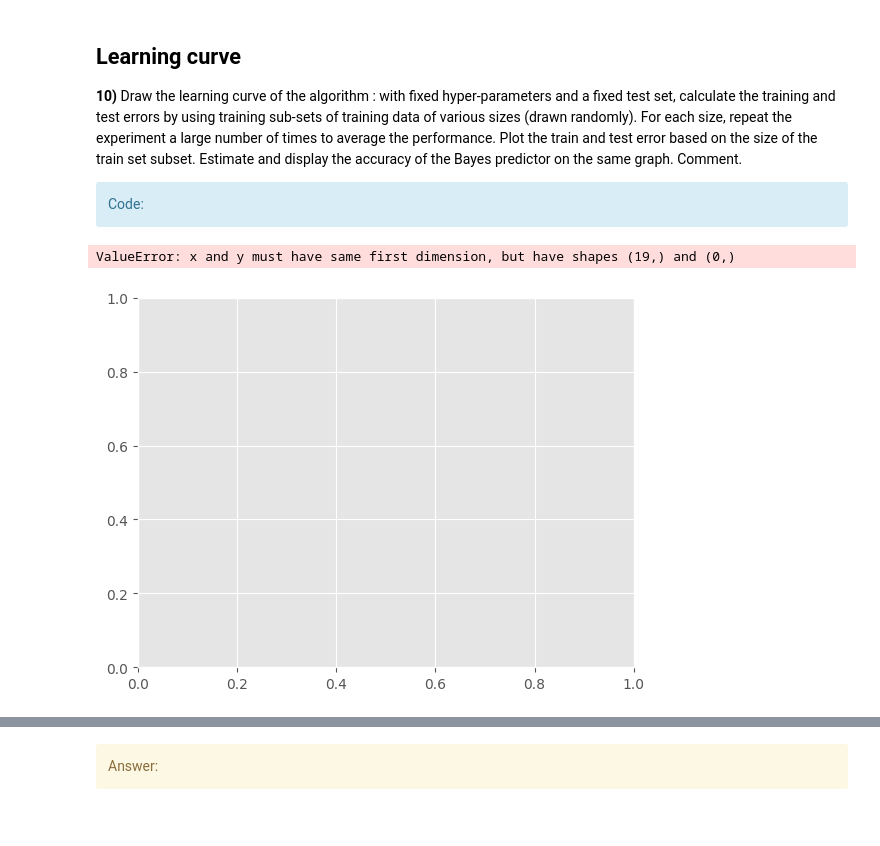
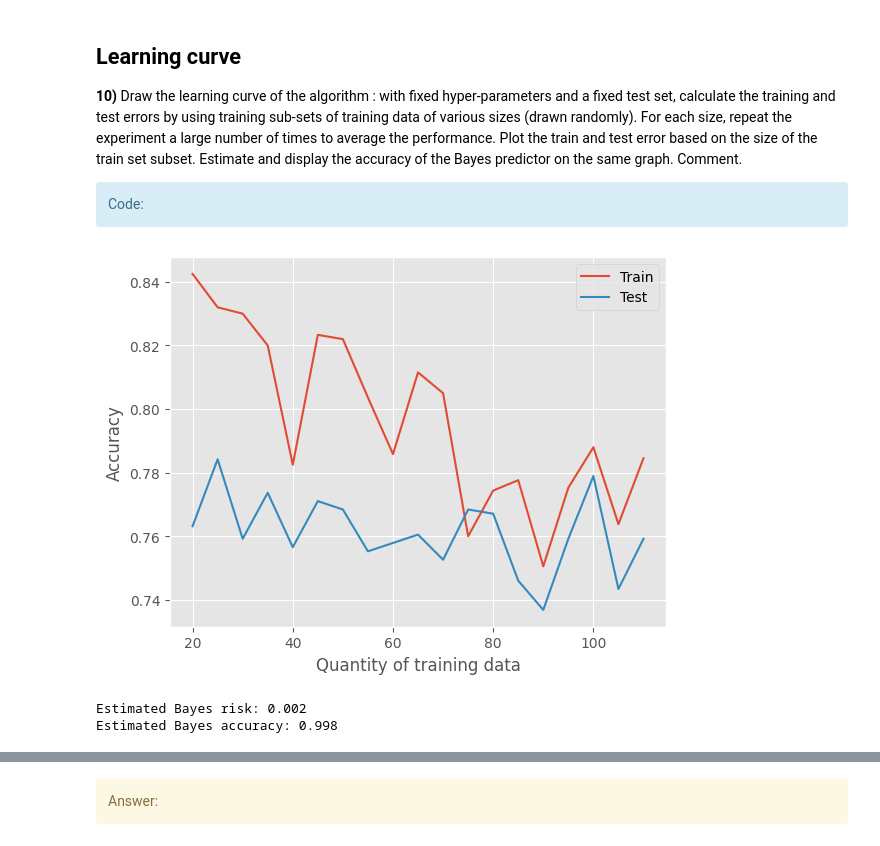
Before and after one commit to TarcisioBueno/support-vector-machine-SDTSIA210, a Jupyter notebook: TP_SVM_students.ipynb, the cells around one changed output, grey strips where cells are left out. Drawn from its saved outputs; the diff is of its cells as text; code cells hidden in the pictures.

```diff
--- a/TP_SVM_students.ipynb
+++ b/TP_SVM_students.ipynb
@@ -115,9 +115,10 @@ Testing score : 0.95
 # %%
 # Create two centers for the two distributions
 centers = [[-1, -1], [1, 1]]
+dist_std = 0.4
 
 # Use make_blobs to generate the two dimensions points from the two centers
-X, y = make_blobs(n_samples=100, centers = centers, cluster_std=0.4)
+X, y = make_blobs(n_samples=100, centers = centers, cluster_std=dist_std, random_state=42)
 
 # Plot the points
 pos = np.where(y == 1)[0]
@@ -145,7 +146,7 @@ n_mc = 10000 # Repeat this n_mc times - enough to approximate
 expectation = 0
 
 centers = [[-1, -1], [1, 1]]
-std_devs = [0.4, 0.4]
+std_devs = [dist_std, dist_std]
 
 for i in range(n_mc):
     rand = np.random.choice([0,1]) # Random binary choice: will the point be generated from the first or second gaussian ?
@@ -491,6 +492,8 @@ Plot the train and test error based on the size of the train set subset. Estimat
 <div class='alert alert-block alert-info'>
             Code:</div>
 # %%
+from sklearn.metrics import accuracy_score
+
 # Total number of training samples
 n_tr = len(X_train)
 
@@ -501,35 +504,37 @@ sizes = np.arange(20, n_tr, 5)
 n_m = 20
 
 # Store scores in these lists
 scores_train = []
 scores_test = []
 
 # Main loop: varying the training size
 for size in sizes:
     score_train = 0
     score_test = 0
     # Second loop: repeating the experiment for each size
     for i in range(n_m):
         # Create a SVM, keeping the same parameters
-        ...
+        clf = svm.SVC(kernel='linear')
         # For each experiment, draw a subset of the training data of the appropriate size
         idx = np.random.choice(range(n_tr), size=size)
         X_train_reduced = X_train[idx, :]
         y_train_reduced = y_train[idx]
 
         # Fit the classifier and compute the scores on training and test data
-        ...
+        clf.fit(X_train_reduced, y_train_reduced)
+        score_train += accuracy_score(y_train_reduced, clf.predict(X_train_reduced))
+        score_test += accuracy_score(y_test, clf.predict(X_test))
     # Add the average of the scores to the lists
-    ...
+    scores_train.append(score_train/n_m)
+    scores_test.append(score_test/n_m)
 
 # Plot the results
 plt.plot(sizes, scores_train, label='Train')
 plt.plot(sizes, scores_test, label='Test')
 plt.xlabel('Quantity of training data')
 plt.ylabel('Accuracy')
 
 plt.legend()
 plt.show()
 # %% [output]
-ValueError: x and y must have same first dimension, but have shapes (19,) and (0,)
-[figure, old version]
+[figure, new version]
@@ -539,3 +541,45 @@ ValueError: x and y must have same first dimension, but have shapes (19,) and (0
+# %%
+# Do a Monte-Carlo estimation of the Bayes Risk (given the gaussian distributions you used to generate data)
+# This is the same computation than in question 4).
+
+n_mc = 10000 # Repeat this n_mc times - enough to approximate
+expectation = 0
+
+mean_gaussian = [0, 0]  # The mean values of the distribution
+cov_gaussian = [[1, 0], [0, 1]]  # The covariance matrix of the distribution
+
+scale_circle = 6
+shift_circle = np.array(mean_gaussian)
+
+for i in range(n_mc):
+    rand = np.random.choice([0,1]) # Random binary choice: will the point be generated from the first or second gaussian ?
+    if rand == 0:
+        # First case: y = 0
+        angle = 2 * np.pi * np.random.rand()
+        x = np.array([np.cos(angle), np.sin(angle)])
+        # Scale and shift the point to match the circle class
+        x = x * scale_circle + shift_circle
+    else:
+        # Second case: y = 1
+        x = np.random.multivariate_normal(mean_gaussian, cov_gaussian)
+
+    # You have to compute the conditional posterior probability of x given the 2 gaussians
+    # Use the multivariate_normal.pdf() method !
+    p1 = multivariate_normal.pdf(x, mean=centers[0], cov=[[std_devs[0], 0], [0, std_devs[0]]])
+    p2 = multivariate_normal.pdf(x, mean=centers[1], cov=[[std_devs[1], 0], [0, std_devs[1]]])
+    # Compute the risk from these and add it to the total
+    risk = min(p1, p2)
+    expectation += risk
+
+expectation /= n_mc
+
+bayes_risk = np.around(expectation, 3)
+
+print(f'Estimated Bayes risk: {bayes_risk}')
+print(f'Estimated Bayes accuracy: {1 - bayes_risk}')
+# %% [output]
+Estimated Bayes risk: 0.002
+Estimated Bayes accuracy: 0.998
 # %%
 # Add this estimation to the plot of train/test error
 # This is constant: you should add a horizontal line to your graph
```
Also changed, not shown: parts of 15 cells of this notebook.
